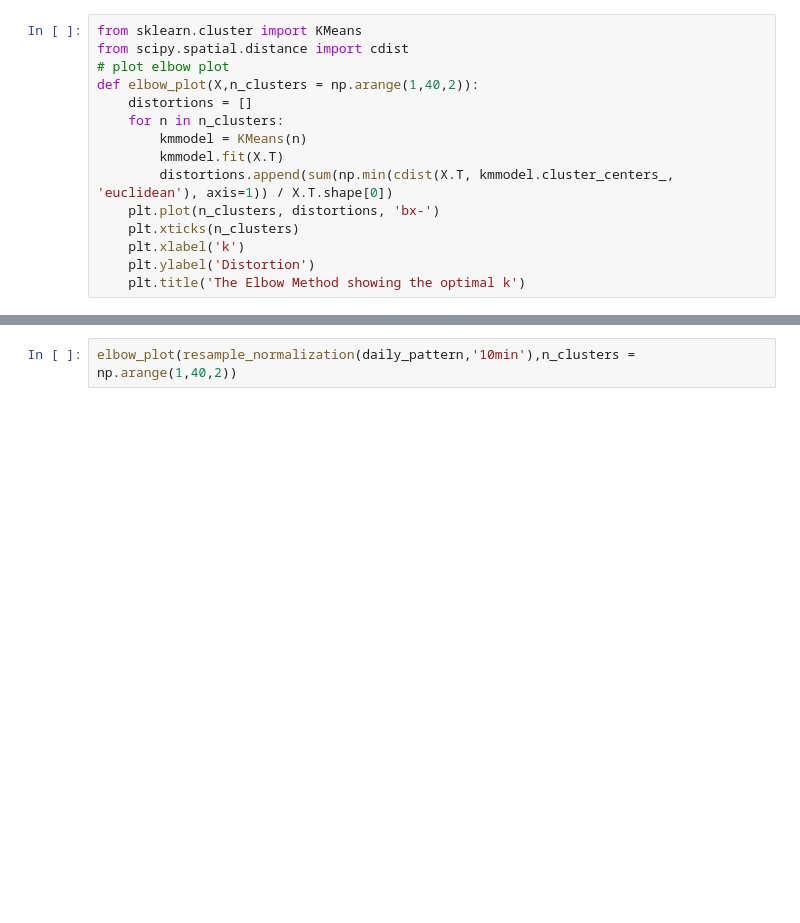
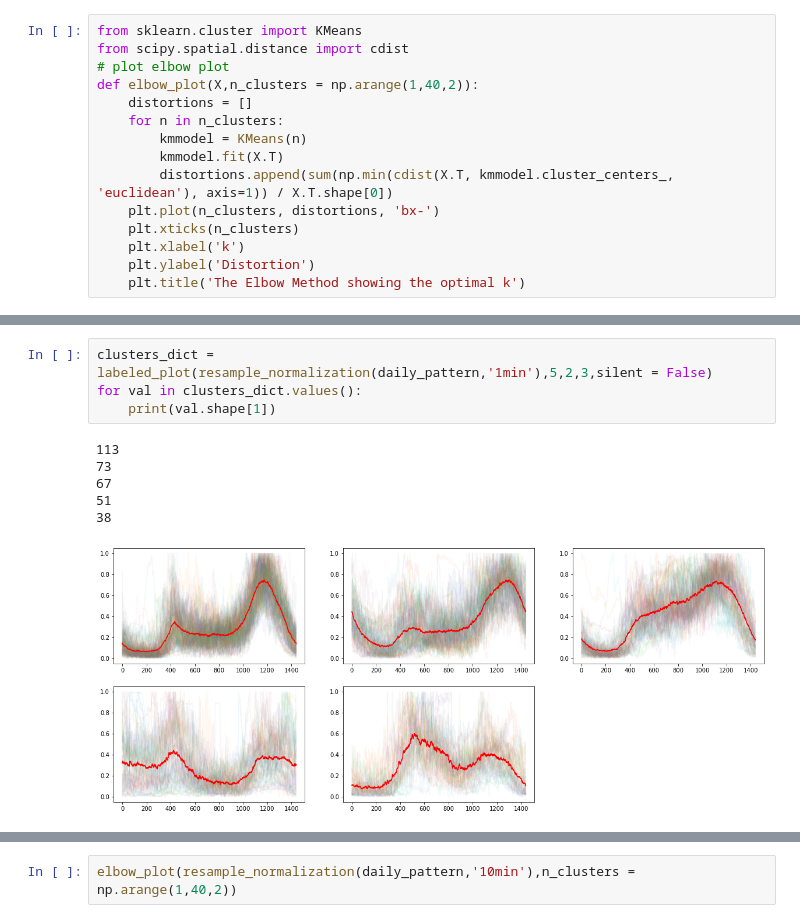
Before and after one commit to Depersonalizc/daily-load-clustering, a Jupyter notebook: Kmeans.ipynb, the cells around one changed output, grey strips where cells are left out. Saved outputs shown, nothing was run; the diff lists cells and outputs as text; blank space fills up the shorter version.

```diff
--- a/Kmeans.ipynb
+++ b/Kmeans.ipynb
@@ -91,2 +67,13 @@ elbow_plot(resample_normalization(daily_pattern,'1min'),n_clusters = np.arange(1
+# %%
+clusters_dict = labeled_plot(resample_normalization(daily_pattern,'1min'),5,2,3,silent = False)
+for val in clusters_dict.values():
+    print(val.shape[1])
+# %% [output]
+113
+73
+67
+51
+38
+[figure, added]
 # %%
 # granularity 1min 31 clusters
```
Also changed, not shown: parts of 8 cells of this notebook.
